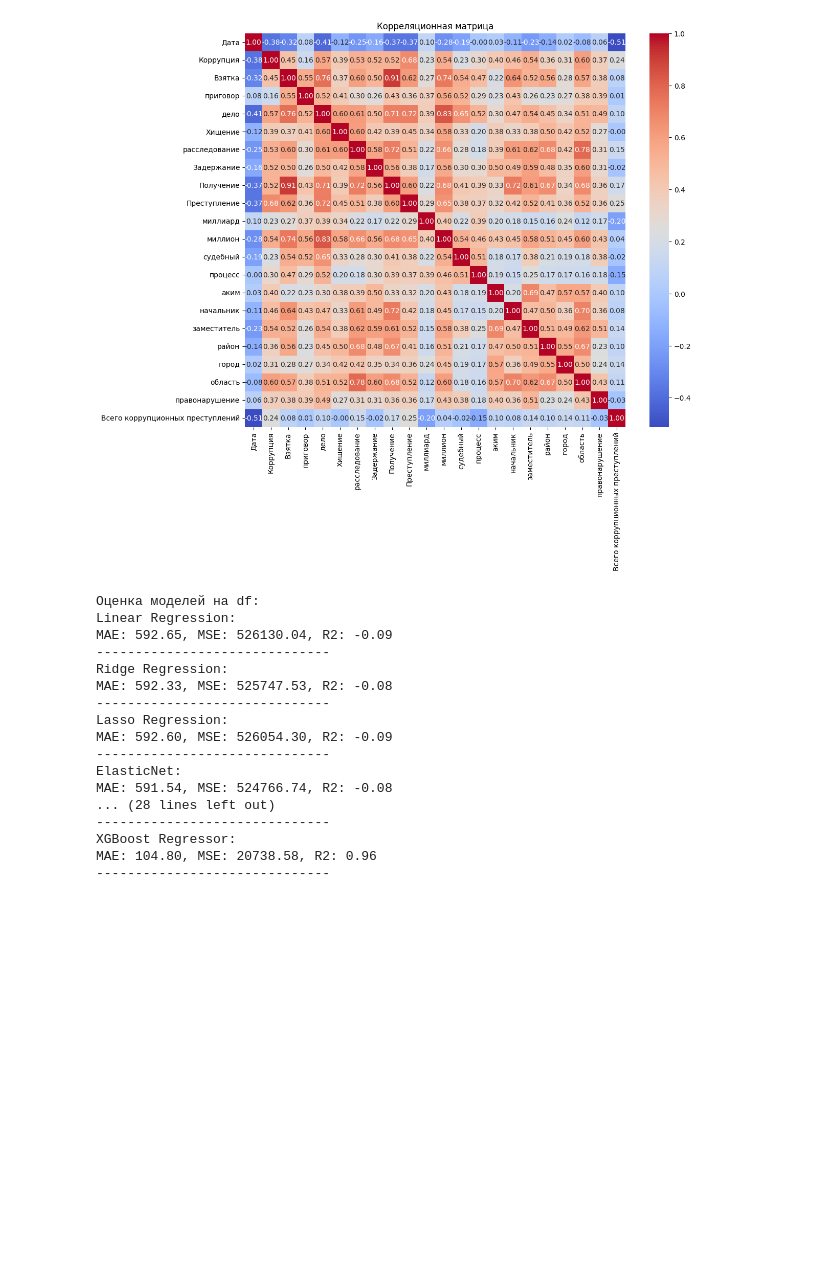
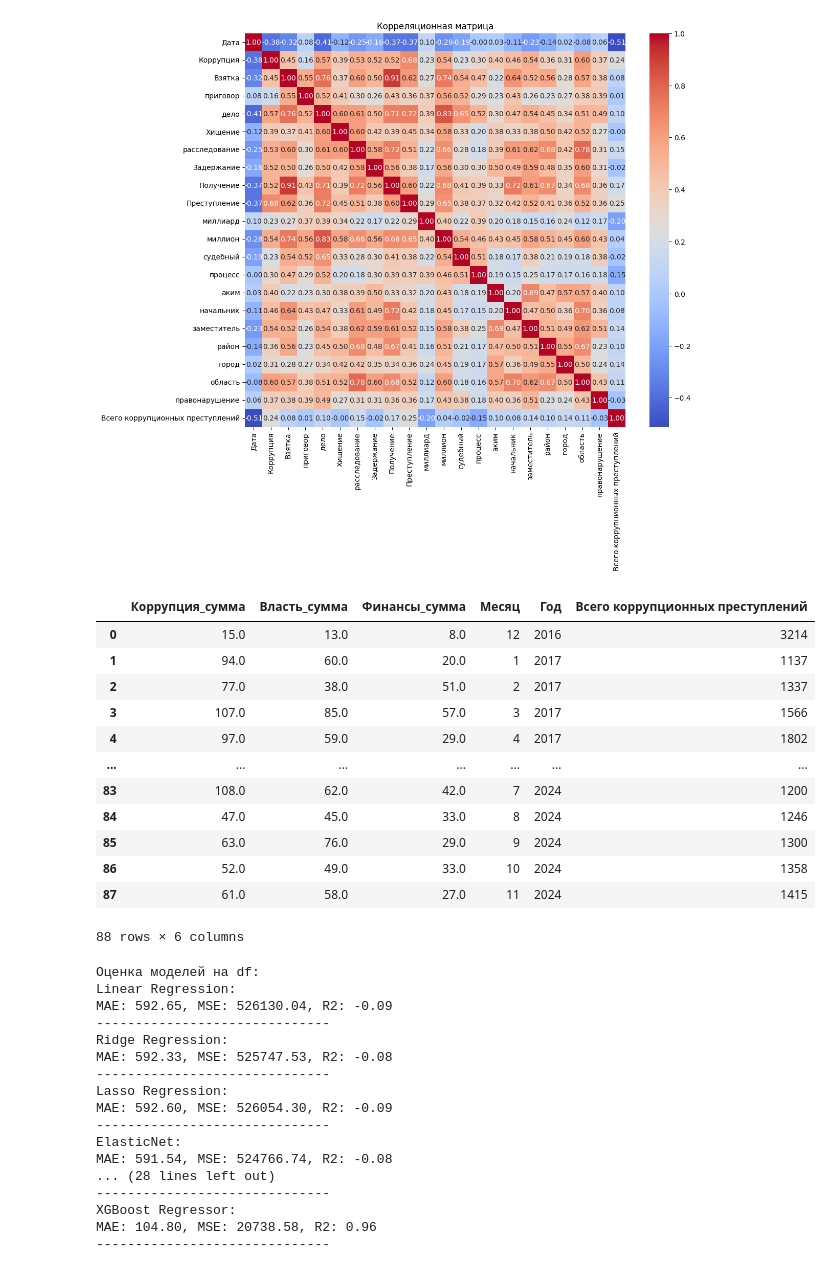
Before and after one commit to W1lden/AI_Final, a Jupyter notebook: models.ipynb, the cells around one changed output. Drawn from its saved outputs; the diff is of its cells as text; code cells hidden in the pictures; blank space fills up the shorter version.

```diff
--- a/models.ipynb
+++ b/models.ipynb
@@ -87,18 +87,33 @@ Name: Всего коррупционных преступлений, dtype: flo
 # %%
 # Создаём новый датафрейм с агрегированными признаками
 df_agg = pd.DataFrame()
 
 # Агрегированные признаки
 df_agg['Коррупция_сумма'] = df[['Коррупция', 'Взятка', 'Получение', 'Хищение', 'правонарушение']].sum(axis=1)
 df_agg['Власть_сумма'] = df[['район', 'город', 'область', 'аким', 'начальник', 'заместитель']].sum(axis=1)
 df_agg['Финансы_сумма'] = df[['миллион', 'миллиард']].sum(axis=1)
 
 # Добавляем временные компоненты
 df_agg['Месяц'] = pd.to_datetime(df['Дата']).dt.month
 df_agg['Год'] = pd.to_datetime(df['Дата']).dt.year
 
 # Целевая переменная
 df_agg['Всего коррупционных преступлений'] = df['Всего коррупционных преступлений']
+df_agg
+# %% [output]
+|  | Коррупция_сумма | Власть_сумма | Финансы_сумма | Месяц | Год | Всего коррупционных преступлений |
+| 0 | 15.0 | 13.0 | 8.0 | 12 | 2016 | 3214 |
+| 1 | 94.0 | 60.0 | 20.0 | 1 | 2017 | 1137 |
+| 2 | 77.0 | 38.0 | 51.0 | 2 | 2017 | 1337 |
+| 3 | 107.0 | 85.0 | 57.0 | 3 | 2017 | 1566 |
+| 4 | 97.0 | 59.0 | 29.0 | 4 | 2017 | 1802 |
+| ... | ... | ... | ... | ... | ... | ... |
+| 83 | 108.0 | 62.0 | 42.0 | 7 | 2024 | 1200 |
+| 84 | 47.0 | 45.0 | 33.0 | 8 | 2024 | 1246 |
+| 85 | 63.0 | 76.0 | 29.0 | 9 | 2024 | 1300 |
+| 86 | 52.0 | 49.0 | 33.0 | 10 | 2024 | 1358 |
+| 87 | 61.0 | 58.0 | 27.0 | 11 | 2024 | 1415 |
+88 rows × 6 columns
 # %%
 # 1. Для исходного датафрейма df
 low_corr_features = ["Хищение", "судебный", "правонарушение", "приговор", "процесс"]
```
Also changed, not shown: parts of 3 cells of this notebook, 5 other files.
